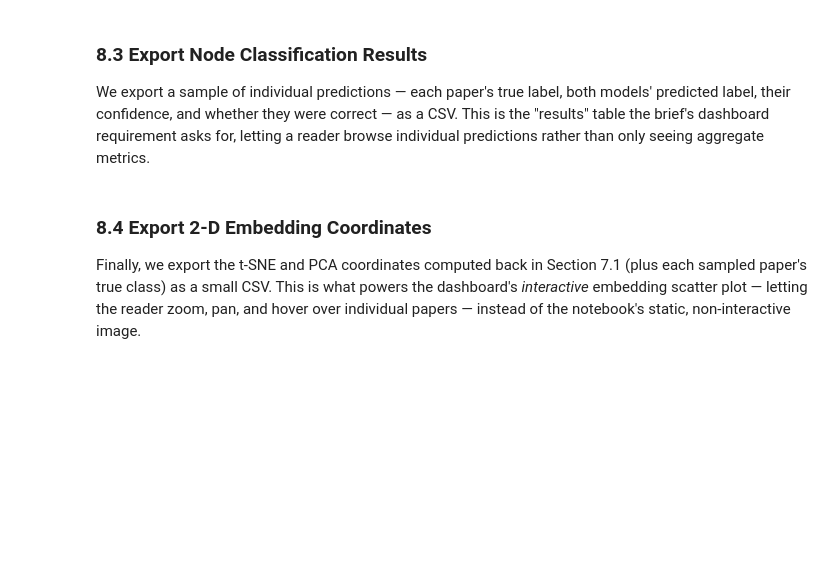
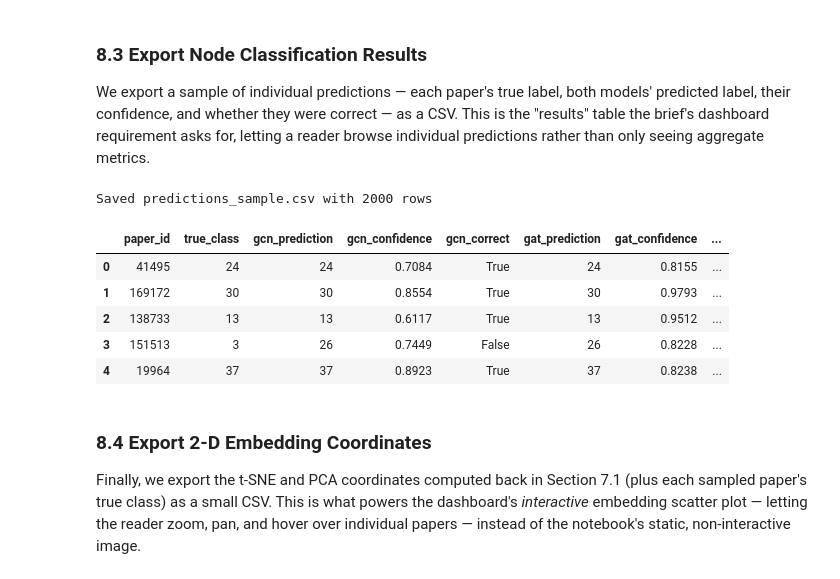
Before and after one commit to waruna-2003/ogbn-arxiv-gnn-coursework, a Jupyter notebook: notebook/CCS4354_OGBN_Arxiv_Coursework.ipynb, the cells around one changed output. Saved outputs shown, nothing was run; the diff lists cells and outputs as text; code cells hidden in the pictures; blank space fills up the shorter version.

```diff
--- a/notebook/CCS4354_OGBN_Arxiv_Coursework.ipynb
+++ b/notebook/CCS4354_OGBN_Arxiv_Coursework.ipynb
@@ -1684,6 +2135,42 @@ We export a sample of individual predictions — each paper's true label, both m
 label, their confidence, and whether they were correct — as a CSV. This is the "results" table the
 brief's dashboard requirement asks for, letting a reader browse individual predictions rather than
 only seeing aggregate metrics.
+# %%
+# 8.3 Export node classification results (a sample, for the dashboard results table) -----------
+@torch.no_grad()
+def full_predictions(model, data):
+    model.eval()
+    out = model(data.x, data.edge_index)
+    return out.argmax(dim=1).cpu().numpy(), F.softmax(out, dim=1).max(dim=1).values.cpu().numpy()
+
+gcn_preds_all, gcn_conf_all = full_predictions(gcn_model, data)
+gat_preds_all, gat_conf_all = full_predictions(gat_model, data)
+true_labels_all = data.y.squeeze().cpu().numpy()
+
+SAMPLE_FOR_DASHBOARD = 2000
+export_idx = np.random.RandomState(RANDOM_SEED).choice(data.num_nodes, SAMPLE_FOR_DASHBOARD, replace=False)
+
+predictions_df = pd.DataFrame({
+    "paper_id": export_idx,
+    "true_class": true_labels_all[export_idx],
+    "gcn_prediction": gcn_preds_all[export_idx],
+    "gcn_confidence": gcn_conf_all[export_idx].round(4),
+    "gcn_correct": (gcn_preds_all[export_idx] == true_labels_all[export_idx]),
+    "gat_prediction": gat_preds_all[export_idx],
+    "gat_confidence": gat_conf_all[export_idx].round(4),
+    "gat_correct": (gat_preds_all[export_idx] == true_labels_all[export_idx]),
+})
+predictions_df.to_csv(os.path.join(ARTIFACT_DIR, "predictions_sample.csv"), index=False)
+print("Saved predictions_sample.csv with", len(predictions_df), "rows")
+predictions_df.head()
+# %% [output]
+Saved predictions_sample.csv with 2000 rows
+|  | paper_id | true_class | gcn_prediction | gcn_confidence | gcn_correct | gat_prediction | gat_confidence | ... |
+| 0 | 41495 | 24 | 24 | 0.7084 | True | 24 | 0.8155 | ... |
+| 1 | 169172 | 30 | 30 | 0.8554 | True | 30 | 0.9793 | ... |
+| 2 | 138733 | 13 | 13 | 0.6117 | True | 13 | 0.9512 | ... |
+| 3 | 151513 | 3 | 26 | 0.7449 | False | 26 | 0.8228 | ... |
+| 4 | 19964 | 37 | 37 | 0.8923 | True | 37 | 0.8238 | ... |
 # %% [markdown]
 ### 8.4 Export 2-D Embedding Coordinates
 
```
Also changed, not shown: parts of 115 cells of this notebook, 26 other files.
